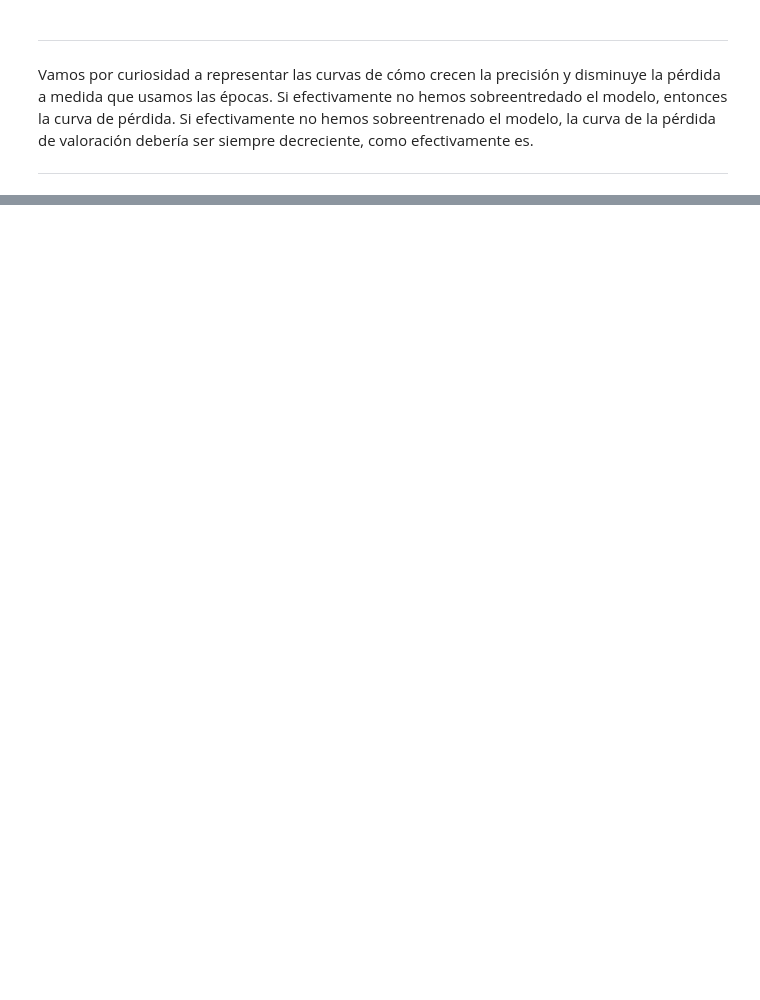
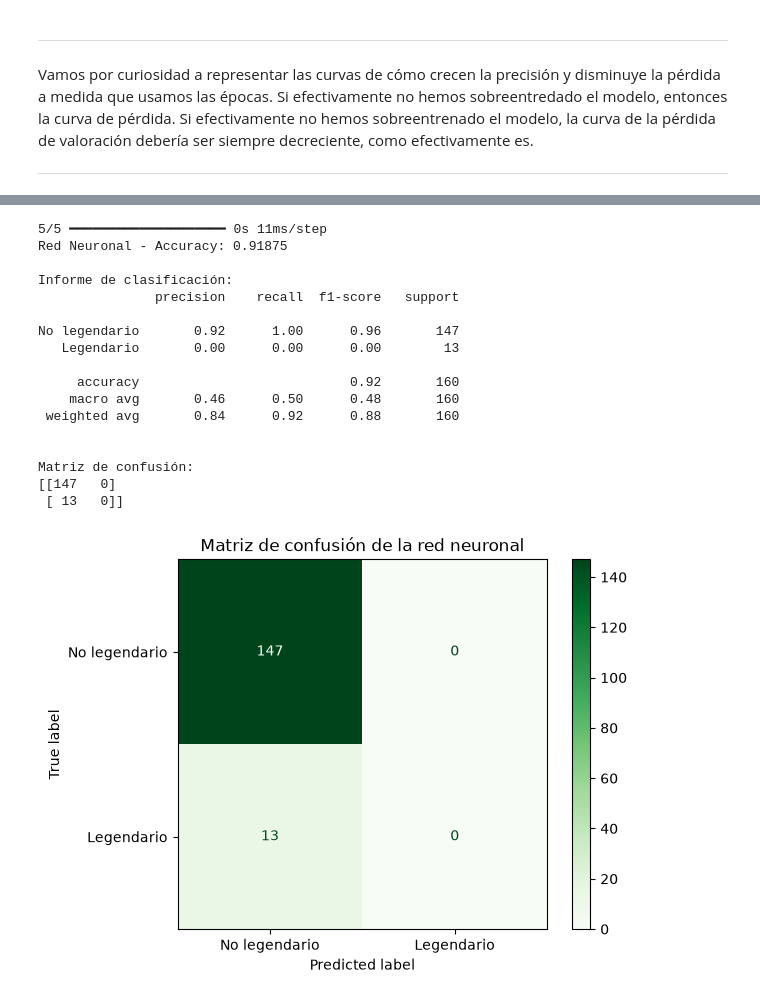
Before and after one commit to luciavelasco1/trabajobio, a Jupyter notebook: TrabajoBio.ipynb, the cells around one changed output, grey strips where cells are left out. Saved outputs shown, nothing was run; the diff lists cells and outputs as text; code cells hidden in the pictures; blank space fills up the shorter version.

```diff
--- a/TrabajoBio.ipynb
+++ b/TrabajoBio.ipynb
@@ -758,0 +809,4 @@ plt.show()
+# %%
+#Vamos a poner los valores de la columna 'Legendary' como 0 y 1, en lugar de True y False, para poder trabajar con ellos en el modelo de red neuronal.
+
+df['Legendary'] = df['Legendary'].astype(int)
@@ -758,0 +891,11 @@ plt.show()
+# %%
+early_stop = EarlyStopping(monitor='val_loss', patience=40, restore_best_weights=True)
+
+# Entrenamiento
+print("Entrenando la red neuronal...")
+
+history = model.fit(X_train_scaled, Y_train, epochs=500, batch_size=10, validation_data=(X_val_scaled, Y_val), callbacks=[early_stop], verbose=1)
+
+print('\n¡Entrenamiento completado!')
+
+print('\nNúmero de épocas ejecutadas:', len(history.history['loss']))
@@ -758,0 +926,45 @@ plt.show()
+# %%
+# Predicciones de la red neuronal
+Y_prob = model.predict(X_test_scaled)
+
+# Convertimos probabilidades en clases: de esta forma las probabilidades mayores o iguales a 0.7 se consideran como clase 1 (Psíquico) y las menores como clase 0 (Lucha). Esto permite ajustar la sensibilidad del modelo según las necesidades del análisis.
+Y_hat_test = (Y_prob >= 0.7).astype(int).ravel()
+# Accuracy
+print("Red Neuronal - Accuracy:", accuracy_score(Y_test, Y_hat_test))
+
+# Informe de clasificación
+print("\nInforme de clasificación:")
+
+print(classification_report(Y_test, Y_hat_test, target_names=['No legendario', 'Legendario'], zero_division=0))
+
+# Matriz de confusión
+print("\nMatriz de confusión:")
+print(confusion_matrix(Y_test, Y_hat_test))
+
+cm = confusion_matrix(Y_test, Y_hat_test)
+
+disp = ConfusionMatrixDisplay(confusion_matrix=cm, display_labels=['No legendario', 'Legendario'])
+
+disp.plot(cmap='Greens')
+
+plt.title('Matriz de confusión de la red neuronal')
+plt.show()
+# %% [output]
+5/5 ━━━━━━━━━━━━━━━━━━━━ 0s 11ms/step
+Red Neuronal - Accuracy: 0.91875
+
+Informe de clasificación:
+               precision    recall  f1-score   support
+
+No legendario       0.92      1.00      0.96       147
+   Legendario       0.00      0.00      0.00        13
+
+     accuracy                           0.92       160
+    macro avg       0.46      0.50      0.48       160
+ weighted avg       0.84      0.92      0.88       160
+
+
+Matriz de confusión:
+[[147   0]
+ [ 13   0]]
+[figure, added]
```
Also changed, not shown: parts of 20 cells of this notebook.
